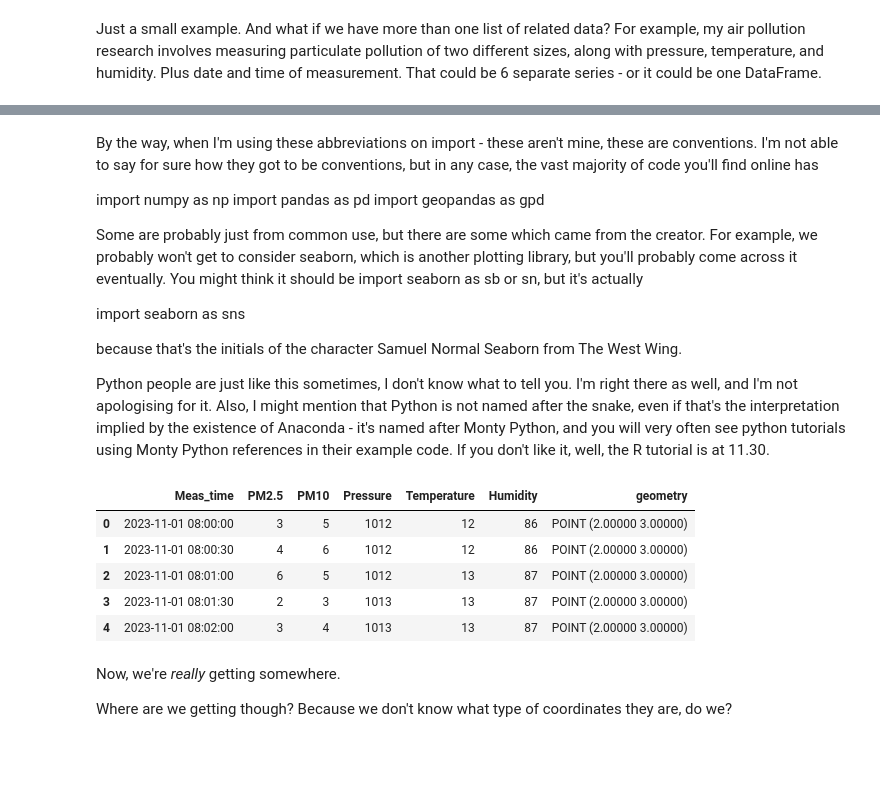
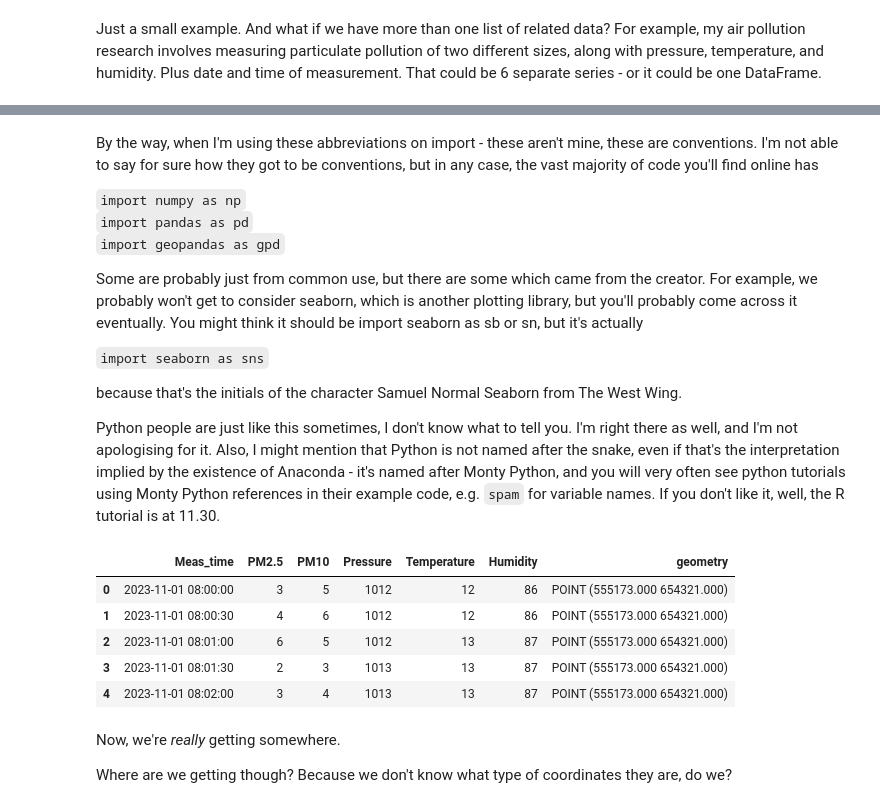
Before and after one commit to bamacgabhann/IEOS2023, a Jupyter notebook: ieos2023/3_Vector_data.ipynb, the cells around one changed output, grey strips where cells are left out. Saved outputs shown, nothing was run; the diff lists cells and outputs as text; code cells hidden in the pictures; blank space fills up the shorter version.

````diff
--- a/ieos2023/3_Vector_data.ipynb
+++ b/ieos2023/3_Vector_data.ipynb
@@ -211,27 +256,43 @@ from shapely import Point
 # %% [markdown]
 By the way, when I'm using these abbreviations on import - these aren't mine, these are conventions. I'm not able to say for sure how they got to be conventions, but in any case, the vast majority of code you'll find online has
 
-import numpy as np
-import pandas as pd
-import geopandas as gpd
+```import numpy as np```
+```import pandas as pd```
+```import geopandas as gpd```
 
 Some are probably just from common use, but there are some which came from the creator. For example, we probably won't get to consider seaborn, which is another plotting library, but you'll probably come across it eventually. You might think it should be import seaborn as sb or sn, but it's actually
 
-import seaborn as sns
+```import seaborn as sns```
 
 because that's the initials of the character Samuel Normal Seaborn from The West Wing.
 
-Python people are just like this sometimes, I don't know what to tell you. I'm right there as well, and I'm not apologising for it. Also, I might mention that Python is not named after the snake, even if that's the interpretation implied by the existence of Anaconda - it's named after Monty Python, and you will very often see python tutorials using Monty Python references in their example code. If you don't like it, well, the R tutorial is at 11.30.
+Python people are just like this sometimes, I don't know what to tell you. I'm right there as well, and I'm not apologising for it. Also, I might mention that Python is not named after the snake, even if that's the interpretation implied by the existence of Anaconda - it's named after Monty Python, and you will very often see python tutorials using Monty Python references in their example code, e.g. ```spam``` for variable names. If you don't like it, well, the R tutorial is at 11.30.
 # %%
-gdf = gpd.GeoDataFrame({"Meas_time": ["2023-11-01 08:00:00", "2023-11-01 08:00:30", "2023-11-01 08:01:00", "2023-11-01 08:01:30", "2023-11-01 08:02:00"], "PM2.5": [3,4,6,2,3], "PM10": [5,6,5,3,4], "Pressure": [1012,1012,1012,1013,1013], "Temperature": [12,12,13,13,13], "Humidity": [86,86,87,87,87], "geometry": [Point(2,3), Point(2,3), Point(2,3), Point(2,3), Point(2,3)]})
+gdf = gpd.GeoDataFrame(
+    {
+        "Meas_time": [
+            "2023-11-01 08:00:00",
+            "2023-11-01 08:00:30",
+            "2023-11-01 08:01:00",
+            "2023-11-01 08:01:30",
+            "2023-11-01 08:02:00",
+        ],
+        "PM2.5": [3, 4, 6, 2, 3],
+        "PM10": [5, 6, 5, 3, 4],
+        "Pressure": [1012, 1012, 1012, 1013, 1013],
+        "Temperature": [12, 12, 13, 13, 13],
+        "Humidity": [86, 86, 87, 87, 87],
+        "geometry": [Point(555173, 654321), Point(555173, 654321), Point(555173, 654321), Point(555173, 654321), Point(555173, 654321)],
+    }
+)
 gdf
 # %% [output]
 |  | Meas_time | PM2.5 | PM10 | Pressure | Temperature | Humidity | geometry |
-| 0 | 2023-11-01 08:00:00 | 3 | 5 | 1012 | 12 | 86 | POINT (2.00000 3.00000) |
-| 1 | 2023-11-01 08:00:30 | 4 | 6 | 1012 | 12 | 86 | POINT (2.00000 3.00000) |
-| 2 | 2023-11-01 08:01:00 | 6 | 5 | 1012 | 13 | 87 | POINT (2.00000 3.00000) |
-| 3 | 2023-11-01 08:01:30 | 2 | 3 | 1013 | 13 | 87 | POINT (2.00000 3.00000) |
-| 4 | 2023-11-01 08:02:00 | 3 | 4 | 1013 | 13 | 87 | POINT (2.00000 3.00000) |
+| 0 | 2023-11-01 08:00:00 | 3 | 5 | 1012 | 12 | 86 | POINT (555173.000 654321.000) |
+| 1 | 2023-11-01 08:00:30 | 4 | 6 | 1012 | 12 | 86 | POINT (555173.000 654321.000) |
+| 2 | 2023-11-01 08:01:00 | 6 | 5 | 1012 | 13 | 87 | POINT (555173.000 654321.000) |
+| 3 | 2023-11-01 08:01:30 | 2 | 3 | 1013 | 13 | 87 | POINT (555173.000 654321.000) |
+| 4 | 2023-11-01 08:02:00 | 3 | 4 | 1013 | 13 | 87 | POINT (555173.000 654321.000) |
 # %% [markdown]
 Now, we're _really_ getting somewhere.
 
````
Also changed, not shown: parts of 28 cells of this notebook, 6 other files.
